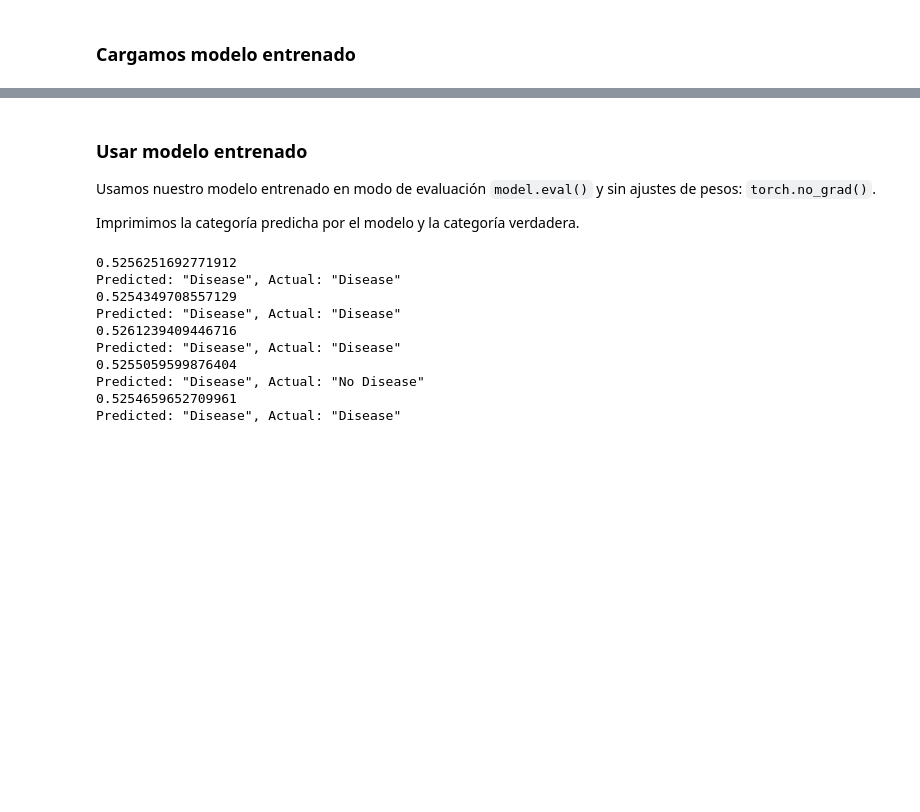
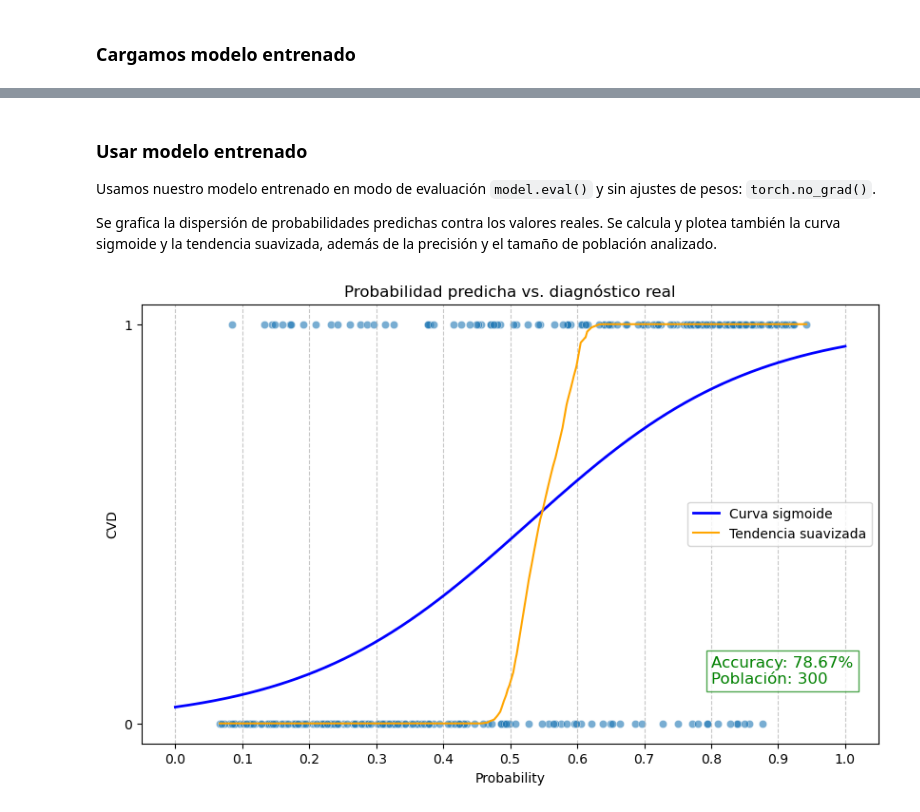
Before and after one commit to JoseSanchezVillicana/cv_disease_nn_model, a Jupyter notebook: bin/classification.ipynb, the cells around one changed output, grey strips where cells are left out. Saved outputs shown, nothing was run; the diff lists cells and outputs as text; code cells hidden in the pictures; blank space fills up the shorter version.

Commit message:
inference stage plotting

```diff
--- a/bin/classification.ipynb
+++ b/bin/classification.ipynb
@@ -284,4 +286,4 @@ trained_model.load_state_dict(torch.load("./../results/nn_models/Model73.7_symet
 
 Usamos nuestro modelo entrenado en modo de evaluación `model.eval()` y sin ajustes de pesos: `torch.no_grad()`.
 
-Imprimimos la categoría predicha por el modelo y la categoría verdadera.
+Se grafica la dispersión de probabilidades predichas contra los valores reales. Se calcula y plotea también la curva sigmoide y la tendencia suavizada, además de la precisión y el tamaño de población analizado.
@@ -300,15 +362,6 @@ def predict(dataloader, model, threshold):
 # %%
-predict_dataset = CardioDataset(dataframe=test_df.iloc[:5])
-predict_dataloader = DataLoader(predict_dataset, batch_size=1, shuffle=False)
-predict(predict_dataloader, model, 0.5)
+predict_dataset = CardioDataset(dataframe=test_df.iloc[:300])
+predict_dataloader = DataLoader(predict_dataset, batch_size=1, shuffle= True)
+predict(predict_dataloader, trained_model, 0.5)
 # %% [output]
-0.5256251692771912
-Predicted: "Disease", Actual: "Disease"
-0.5254349708557129
-Predicted: "Disease", Actual: "Disease"
-0.5261239409446716
-Predicted: "Disease", Actual: "Disease"
-0.5255059599876404
-Predicted: "Disease", Actual: "No Disease"
-0.5254659652709961
-Predicted: "Disease", Actual: "Disease"
+[figure, added]
```
Also changed, not shown: parts of 3 cells of this notebook.
